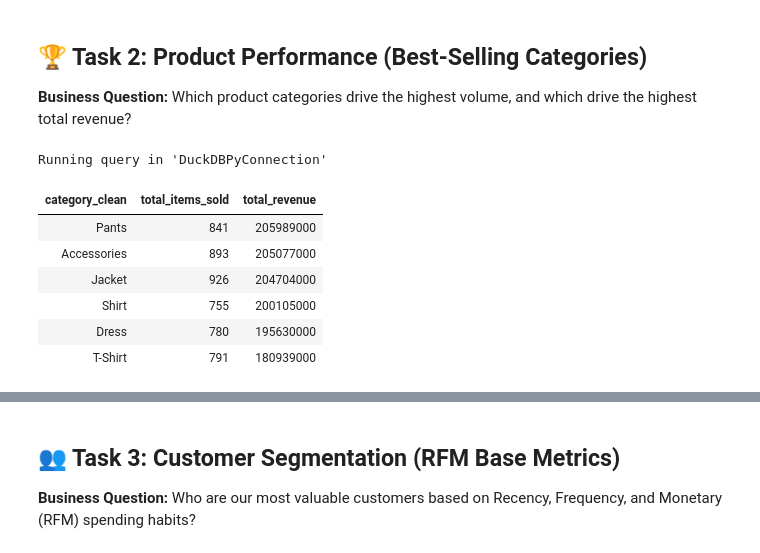
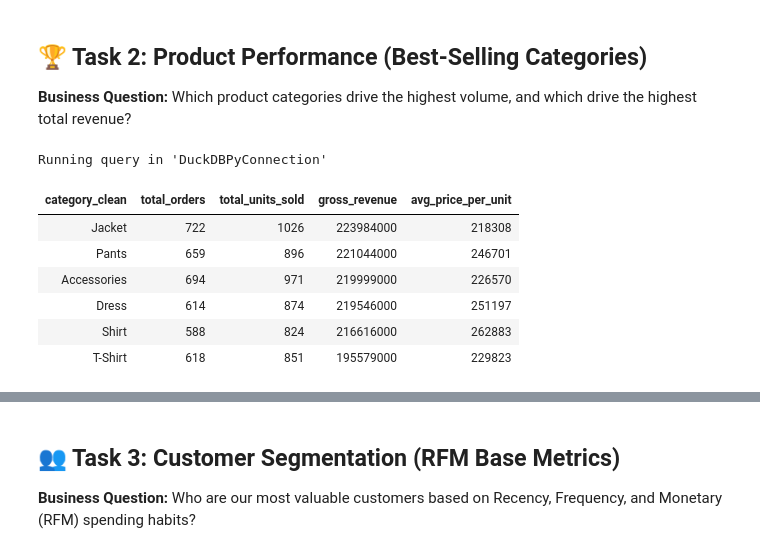
Before and after one commit to renalazy/gayanara-ecommerce, a Jupyter notebook: 02_Exploratory_Data_Analysis_EDA.ipynb, the cells around one changed output, grey strips where cells are left out. Drawn from its saved outputs; the diff is of its cells as text; code cells hidden in the pictures.

```diff
--- a/02_Exploratory_Data_Analysis_EDA.ipynb
+++ b/02_Exploratory_Data_Analysis_EDA.ipynb
@@ -61,21 +97,25 @@ Running query in 'DuckDBPyConnection'
 # %%
 %%sql
 SELECT
     p.category_clean,
-    COUNT(*) AS total_items_sold,
-    SUM(p.price_idr) AS total_revenue
+    COUNT(DISTINCT oi.order_id) AS total_orders,
+    SUM(oi.quantity) AS total_units_sold,
+    SUM(oi.subtotal_idr) AS gross_revenue,
+    CAST(SUM(oi.subtotal_idr) / SUM(oi.quantity) AS BIGINT) AS avg_price_per_unit
 FROM order_items oi
 JOIN products p ON oi.product_id = p.product_id
+JOIN orders o ON oi.order_id = o.order_id
+WHERE o.order_status NOT IN ('cancelled', 'returned')
 GROUP BY p.category_clean
-ORDER BY total_revenue DESC;
+ORDER BY gross_revenue DESC;
 # %% [output]
 Running query in 'DuckDBPyConnection'
-| category_clean | total_items_sold | total_revenue |
-| Pants | 841 | 205989000 |
-| Accessories | 893 | 205077000 |
-| Jacket | 926 | 204704000 |
-| Shirt | 755 | 200105000 |
-| Dress | 780 | 195630000 |
-| T-Shirt | 791 | 180939000 |
+| category_clean | total_orders | total_units_sold | gross_revenue | avg_price_per_unit |
+| Jacket | 722 | 1026 | 223984000 | 218308 |
+| Pants | 659 | 896 | 221044000 | 246701 |
+| Accessories | 694 | 971 | 219999000 | 226570 |
+| Dress | 614 | 874 | 219546000 | 251197 |
+| Shirt | 588 | 824 | 216616000 | 262883 |
+| T-Shirt | 618 | 851 | 195579000 | 229823 |
 # %% [markdown]
 > 💡 **Key Business Insights (Category Performance):**
```
Also changed, not shown: parts of 22 cells of this notebook, 14 other files.
